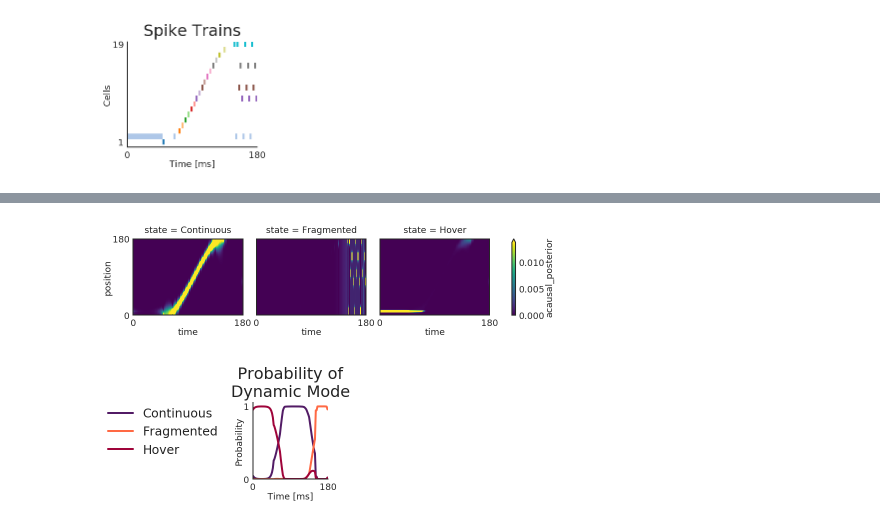
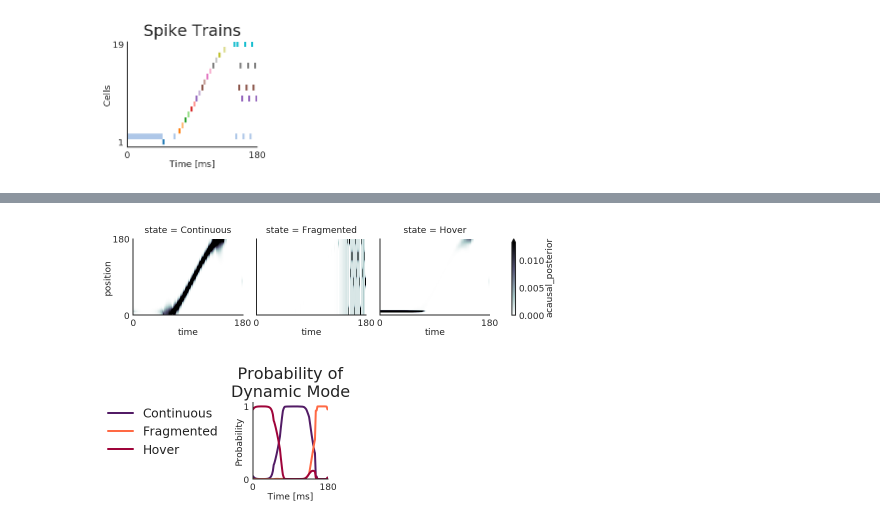
Before and after one commit to Eden-Kramer-Lab/replay_trajectory_paper, a Jupyter notebook: notebooks/Figure1.ipynb, the cells around one changed output, grey strips where cells are left out. Saved outputs shown, nothing was run; the diff lists cells and outputs as text; code cells hidden in the pictures.

```diff
--- a/notebooks/Figure1.ipynb
+++ b/notebooks/Figure1.ipynb
@@ -254,28 +235,30 @@ save_figure("figure1_transition_matrix2")
 # %%
 def plot_posteriors(results, linear_distance):
     results.acausal_posterior.plot(
         x="time",
         y="position",
         robust=True,
         vmin=0.0,
         rasterized=True,
         col="state",
+        cmap="bone_r",
         figsize=(TWO_COLUMN, PAGE_HEIGHT / 5),
     )
 
     ylim = linear_distance.min(), linear_distance.max()
     plt.ylim(ylim)
     plt.yticks(ylim)
 
     xlim = results.time.min(), results.time.max() + 1
     plt.xlim(xlim)
     plt.xticks(xlim)
+    sns.despine()
 
 
 plot_posteriors(results, linear_distance)
 save_figure("figure1_posterior")
 # %% [output]
-[figure, old version]
+[figure, new version]
 # %%
 def plot_probabilities(results, ax=None):
     if ax is None:
```
Also changed, not shown: parts of 21 cells of this notebook, 5 other files.
